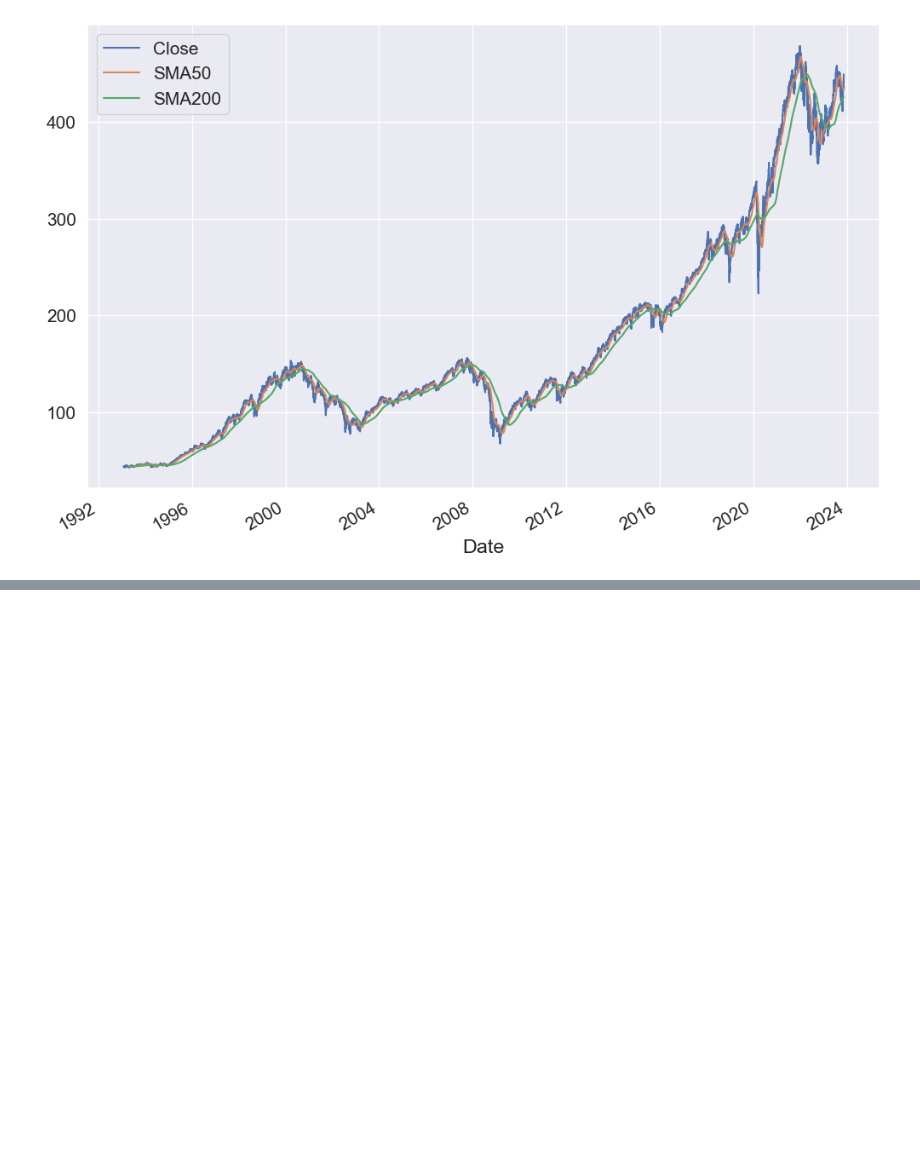
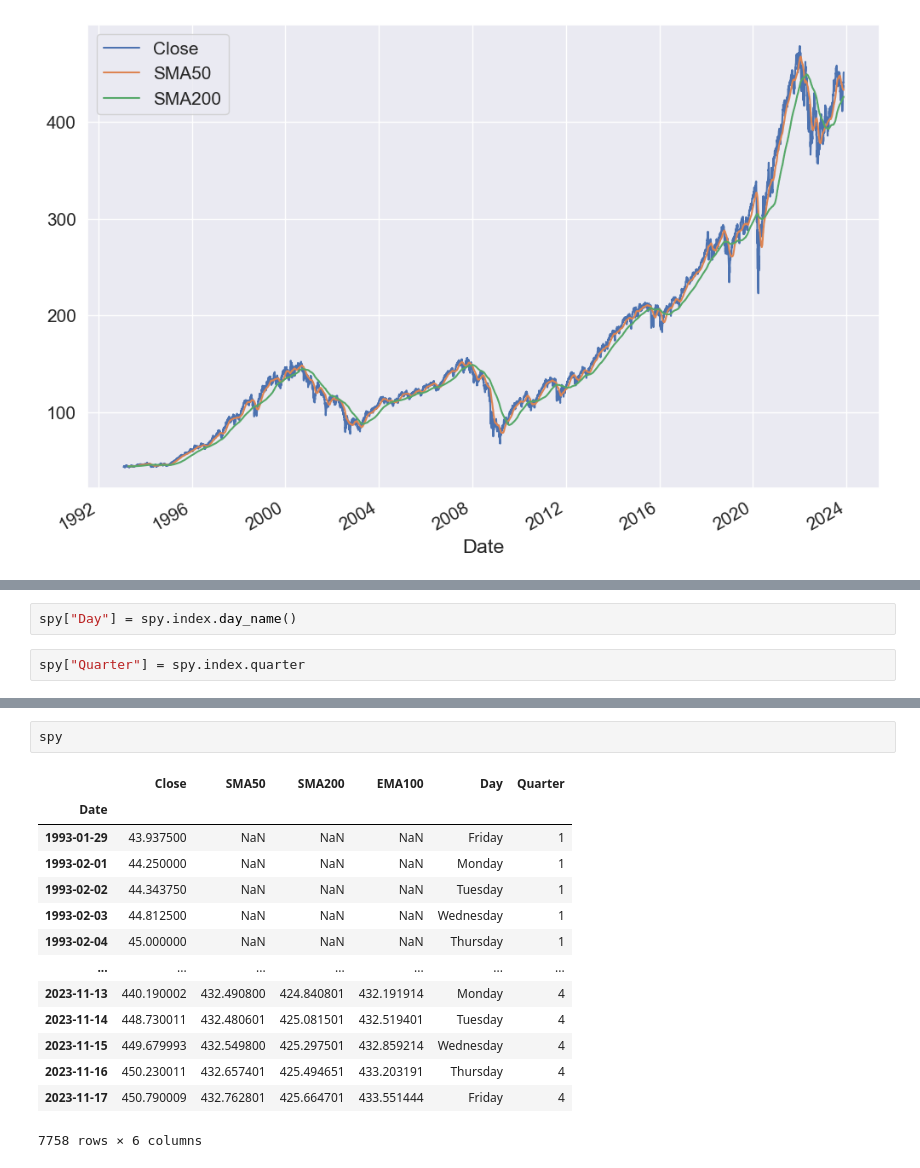
Before and after one commit to samuel-1-avson/ml_forex, a Jupyter notebook: algo programming.ipynb, the cells around one changed output, grey strips where cells are left out. Saved outputs shown, nothing was run; the diff lists cells and outputs as text; blank space fills up the shorter version.

```diff
--- a/algo programming.ipynb
+++ b/algo programming.ipynb
@@ -1111,0 +1122,4 @@ plt.show()
+# %%
+spy["Day"] = spy.index.day_name()
+# %%
+spy["Quarter"] = spy.index.quarter
@@ -1111,0 +1130,17 @@ plt.show()
+# %%
+spy
+# %% [output]
+|  | Close | SMA50 | SMA200 | EMA100 | Day | Quarter |
+| Date |  |  |  |  |  |  |
+| 1993-01-29 | 43.937500 | NaN | NaN | NaN | Friday | 1 |
+| 1993-02-01 | 44.250000 | NaN | NaN | NaN | Monday | 1 |
+| 1993-02-02 | 44.343750 | NaN | NaN | NaN | Tuesday | 1 |
+| 1993-02-03 | 44.812500 | NaN | NaN | NaN | Wednesday | 1 |
+| 1993-02-04 | 45.000000 | NaN | NaN | NaN | Thursday | 1 |
+| ... | ... | ... | ... | ... | ... | ... |
+| 2023-11-13 | 440.190002 | 432.490800 | 424.840801 | 432.191914 | Monday | 4 |
+| 2023-11-14 | 448.730011 | 432.480601 | 425.081501 | 432.519401 | Tuesday | 4 |
+| 2023-11-15 | 449.679993 | 432.549800 | 425.297501 | 432.859214 | Wednesday | 4 |
+| 2023-11-16 | 450.230011 | 432.657401 | 425.494651 | 433.203191 | Thursday | 4 |
+| 2023-11-17 | 450.790009 | 432.762801 | 425.664701 | 433.551444 | Friday | 4 |
+7758 rows × 6 columns
```
Also changed, not shown: parts of 35 cells of this notebook, 1 other file.
